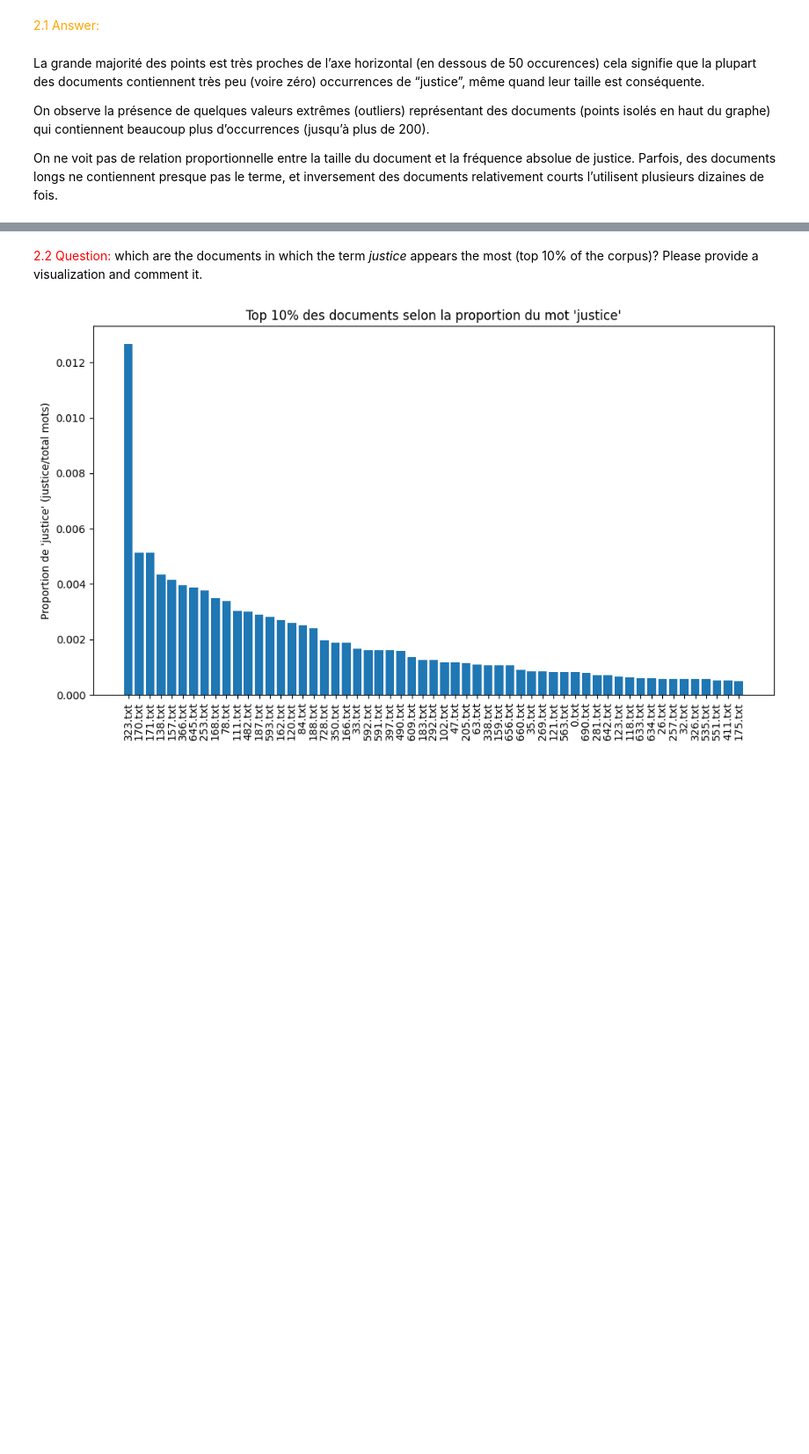
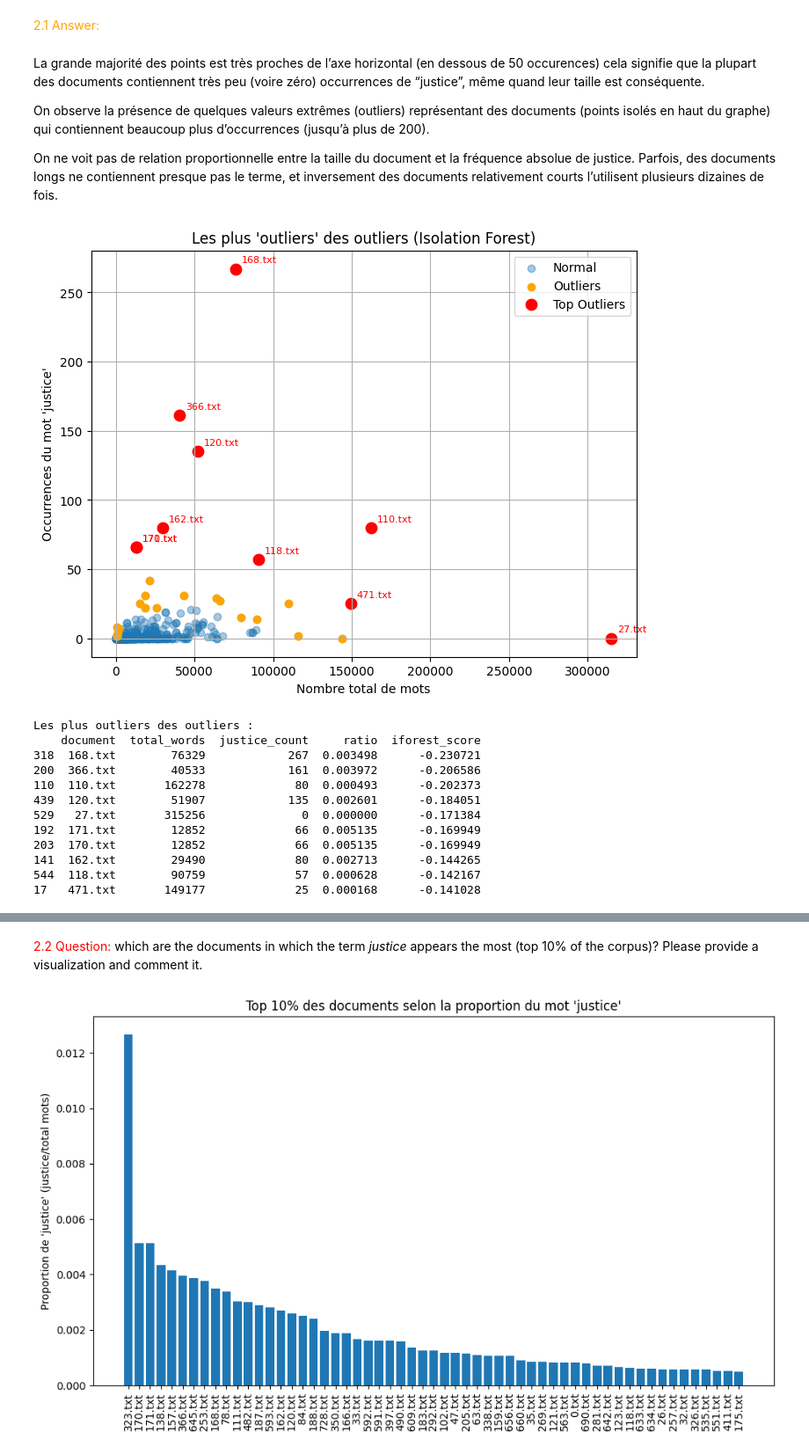
Before and after one commit to Durantoine/chai-justice, a Jupyter notebook: chai-justice.ipynb, the cells around one changed output, grey strips where cells are left out. Shown: that part at 88% size. Drawn from its saved outputs; the diff is of its cells as text; code cells hidden in the pictures; blank space fills up the shorter version.

Commit message:
ajout des outliers

```diff
--- a/chai-justice.ipynb
+++ b/chai-justice.ipynb
@@ -160,3 +159,59 @@ La grande majorité des points est très proches de l’axe horizontal (en desso
 On observe la présence de quelques valeurs extrêmes (outliers) représentant des documents (points isolés en haut du graphe) qui contiennent beaucoup plus d’occurrences (jusqu’à plus de 200).
 
 On ne voit pas de relation proportionnelle entre la taille du document et la fréquence absolue de justice. Parfois, des documents longs ne contiennent presque pas le terme, et inversement des documents relativement courts l’utilisent plusieurs dizaines de fois.
+# %%
+from sklearn.ensemble import IsolationForest
+import matplotlib.pyplot as plt
+
+# Suppose que ton DataFrame df existe déjà
+# avec les colonnes : document, total_words, justice_count, ratio
+
+# --- Détection des outliers ---
+X = df[["total_words", "justice_count", "ratio"]]
+model = IsolationForest(contamination=0.05, random_state=42)
+
+# fit_predict entraîne le modèle et renvoie les étiquettes (+1 = normal, -1 = outlier)
+df["outlier"] = model.fit_predict(X)
+
+# Ensuite seulement, on peut calculer les scores
+df["iforest_score"] = model.decision_function(X)  # plus petit = plus anormal
+
+# --- Séparer et trier les plus extrêmes ---
+outliers = df[df["outlier"] == -1]
+top_outliers = outliers.nsmallest(10, "iforest_score")  # les plus isolés
+
+# --- Visualisation ---
+plt.figure(figsize=(8,6))
+plt.scatter(df["total_words"], df["justice_count"], alpha=0.4, label="Normal")
+plt.scatter(outliers["total_words"], outliers["justice_count"], color="orange", label="Outliers")
+plt.scatter(top_outliers["total_words"], top_outliers["justice_count"], color="red", s=80, label="Top Outliers")
+
+# Annoter les plus extrêmes
+for _, row in top_outliers.iterrows():
+    plt.annotate(row["document"], (row["total_words"], row["justice_count"]),
+                 textcoords="offset points", xytext=(5,5), fontsize=8, color="red")
+
+plt.xlabel("Nombre total de mots")
+plt.ylabel("Occurrences du mot 'justice'")
+plt.title("Les plus 'outliers' des outliers (Isolation Forest)")
+plt.legend()
+plt.grid(True)
+plt.show()
+
+# Afficher les fichiers les plus anormaux
+print("Les plus outliers des outliers :")
+print(top_outliers[["document", "total_words", "justice_count", "ratio", "iforest_score"]])
+# %% [output]
+[figure, added]
+Les plus outliers des outliers :
+    document  total_words  justice_count     ratio  iforest_score
+318  168.txt        76329            267  0.003498      -0.230721
+200  366.txt        40533            161  0.003972      -0.206586
+110  110.txt       162278             80  0.000493      -0.202373
+439  120.txt        51907            135  0.002601      -0.184051
+529   27.txt       315256              0  0.000000      -0.171384
+192  171.txt        12852             66  0.005135      -0.169949
+203  170.txt        12852             66  0.005135      -0.169949
+141  162.txt        29490             80  0.002713      -0.144265
+544  118.txt        90759             57  0.000628      -0.142167
+17   471.txt       149177             25  0.000168      -0.141028
```
Also changed, not shown: parts of 2 cells of this notebook, 5 other files.
